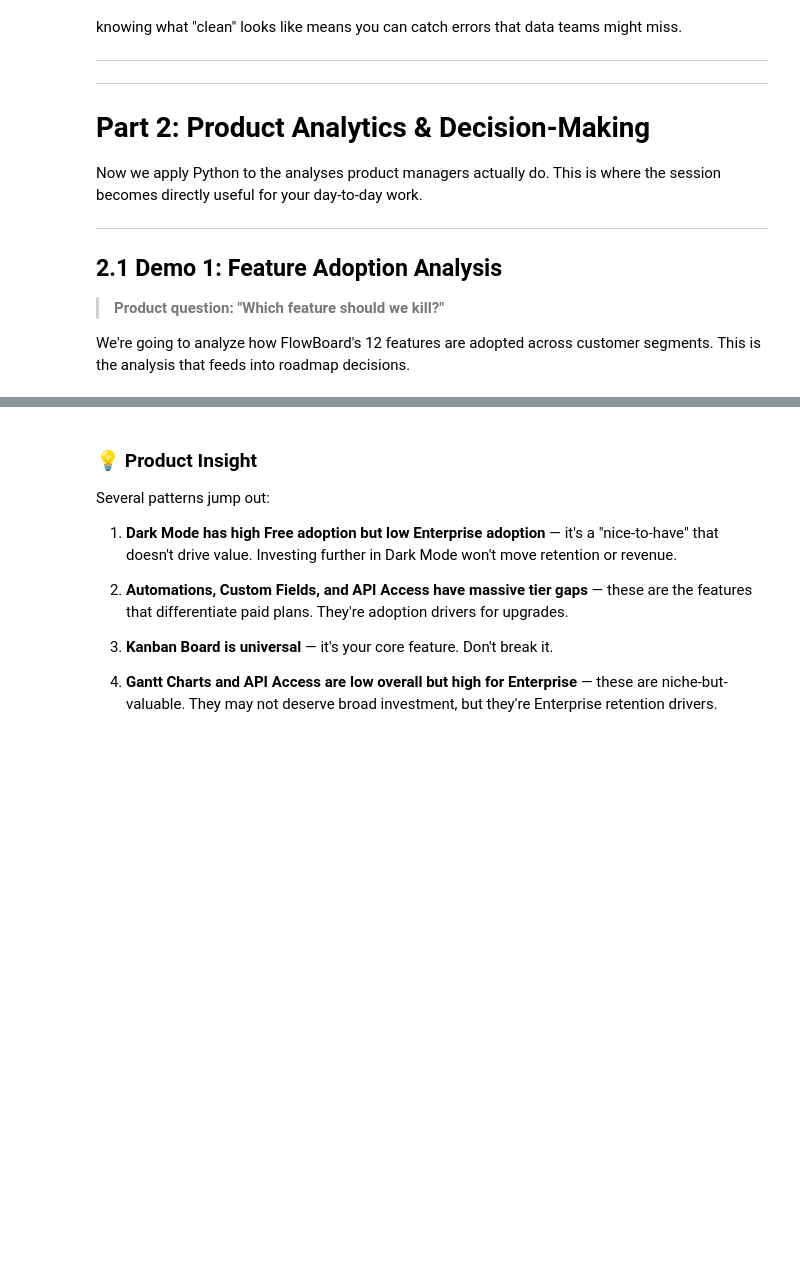
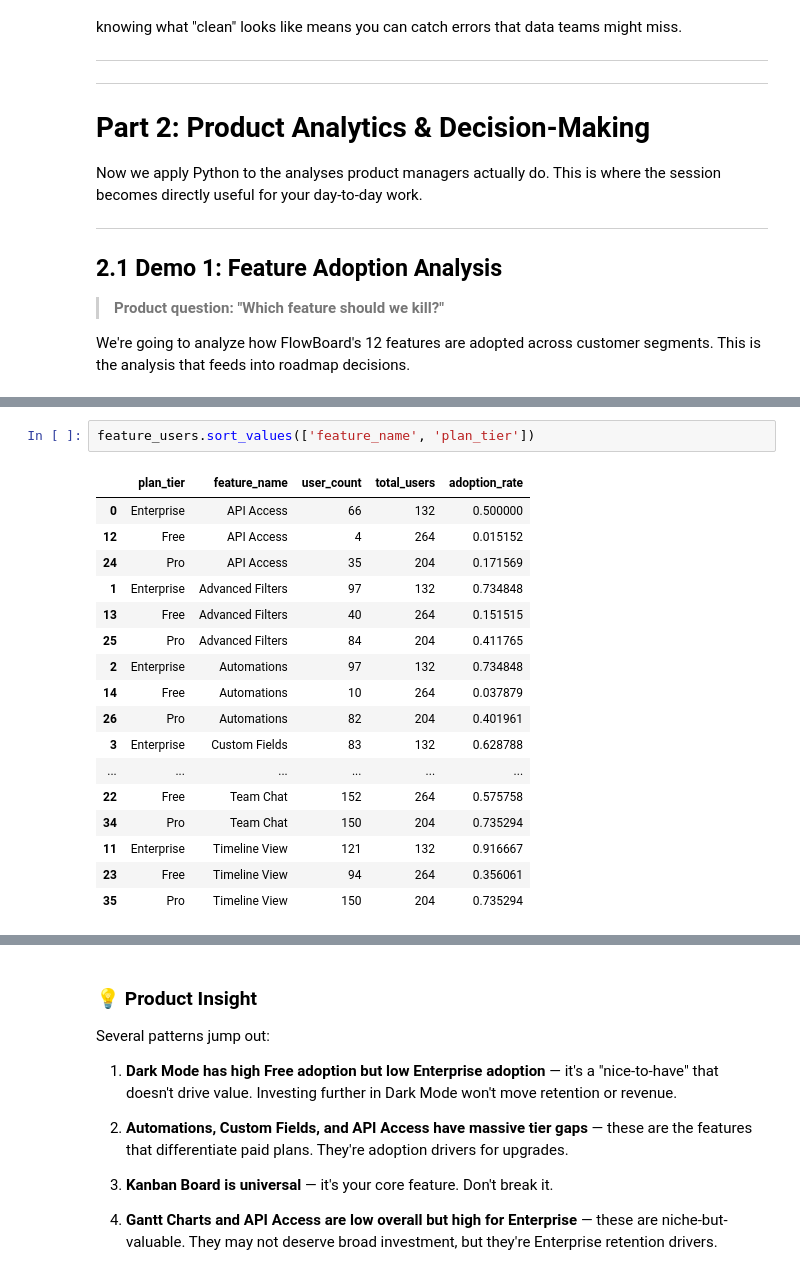
Before and after one commit to anshupandey/iimlddpm26, a Jupyter notebook: flowboard_python_product_thinking_v2.ipynb, the cells around one changed output, grey strips where cells are left out. Drawn from its saved outputs; the diff is of its cells as text; blank space fills up the shorter version.

```diff
--- a/flowboard_python_product_thinking_v2.ipynb
+++ b/flowboard_python_product_thinking_v2.ipynb
@@ -408,3 +710,23 @@ feature_users.sort_values(['feature_name', 'plan_tier']).head(12)
+# %%
+feature_users.sort_values(['feature_name', 'plan_tier'])
+# %% [output]
+|  | plan_tier | feature_name | user_count | total_users | adoption_rate |
+| 0 | Enterprise | API Access | 66 | 132 | 0.500000 |
+| 12 | Free | API Access | 4 | 264 | 0.015152 |
+| 24 | Pro | API Access | 35 | 204 | 0.171569 |
+| 1 | Enterprise | Advanced Filters | 97 | 132 | 0.734848 |
+| 13 | Free | Advanced Filters | 40 | 264 | 0.151515 |
+| 25 | Pro | Advanced Filters | 84 | 204 | 0.411765 |
+| 2 | Enterprise | Automations | 97 | 132 | 0.734848 |
+| 14 | Free | Automations | 10 | 264 | 0.037879 |
+| 26 | Pro | Automations | 82 | 204 | 0.401961 |
+| 3 | Enterprise | Custom Fields | 83 | 132 | 0.628788 |
+| ... | ... | ... | ... | ... | ... |
+| 22 | Free | Team Chat | 152 | 264 | 0.575758 |
+| 34 | Pro | Team Chat | 150 | 204 | 0.735294 |
+| 11 | Enterprise | Timeline View | 121 | 132 | 0.916667 |
+| 23 | Free | Timeline View | 94 | 264 | 0.356061 |
+| 35 | Pro | Timeline View | 150 | 204 | 0.735294 |
 # %%
 # Step 2: Pivot to get a clean comparison view
 adoption_pivot = feature_users.pivot_table(
```
Also changed, not shown: parts of 63 cells of this notebook.
